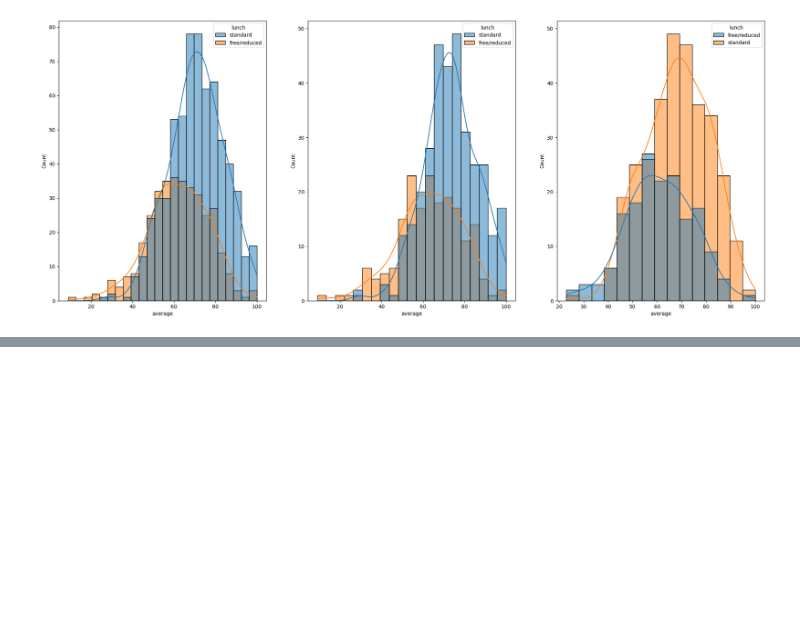
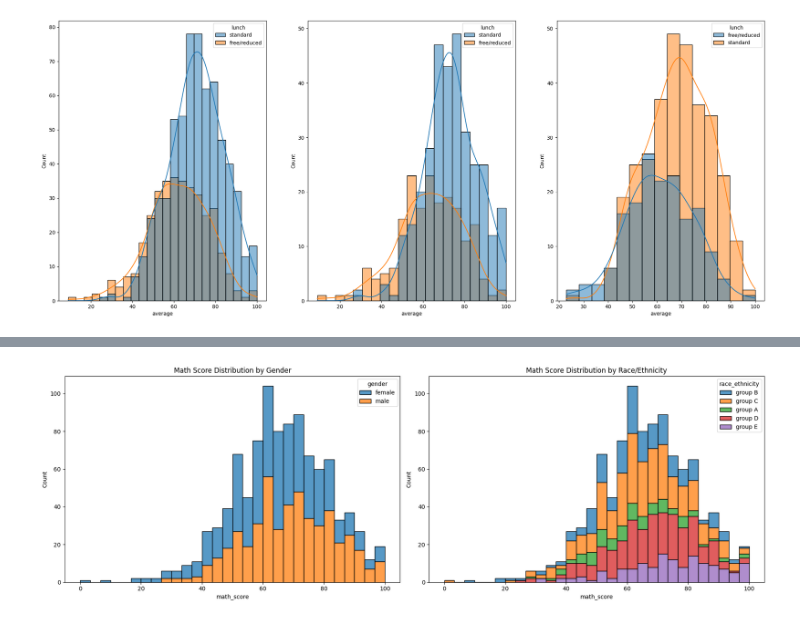
Before and after one commit to vivek34561/End-to-End-ML-Project-Predict-Maths-Score-, a Jupyter notebook: notebook/data/EDA_student_performance.ipynb, the cells around one changed output, grey strips where cells are left out. Saved outputs shown, nothing was run; the diff lists cells and outputs as text; code cells hidden in the pictures; blank space fills up the shorter version.

Commit message:
Data Transformation

```diff
--- a/notebook/data/EDA_student_performance.ipynb
+++ b/notebook/data/EDA_student_performance.ipynb
@@ -189,0 +200,15 @@ plt.show()
+# %%
+fig, axs = plt.subplots(1, 2, figsize=(18, 6))
+
+# Histogram of math_score by gender
+sns.histplot(data=df, x='math_score', hue='gender', multiple='stack', bins=30, ax=axs[0])
+axs[0].set_title('Math Score Distribution by Gender')
+
+# Histogram of math_score by race_ethnicity
+sns.histplot(data=df, x='math_score', hue='race_ethnicity', multiple='stack', bins=30, ax=axs[1])
+axs[1].set_title('Math Score Distribution by Race/Ethnicity')
+
+plt.tight_layout()
+plt.show()
+# %% [output]
+[figure, added]
```
Also changed, not shown: parts of 4 cells of this notebook, 11 other files.
